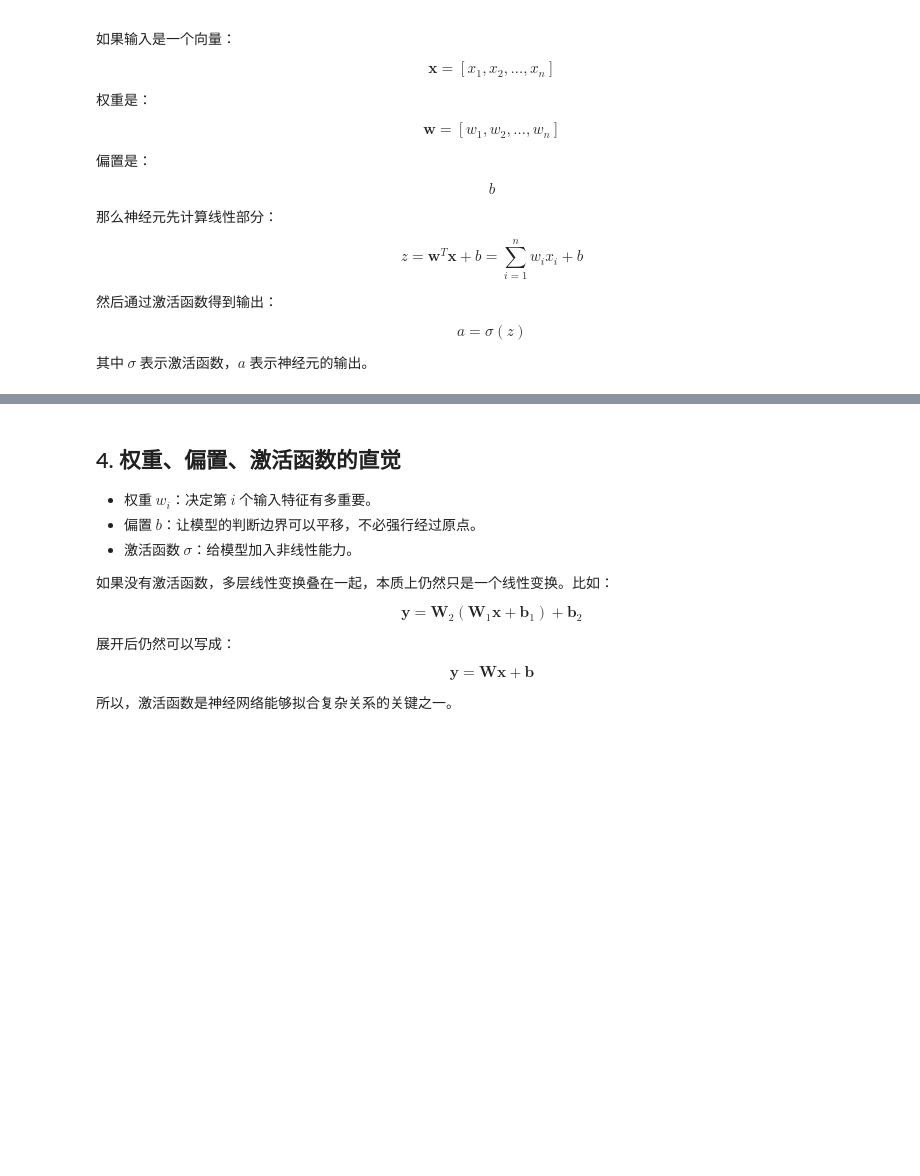
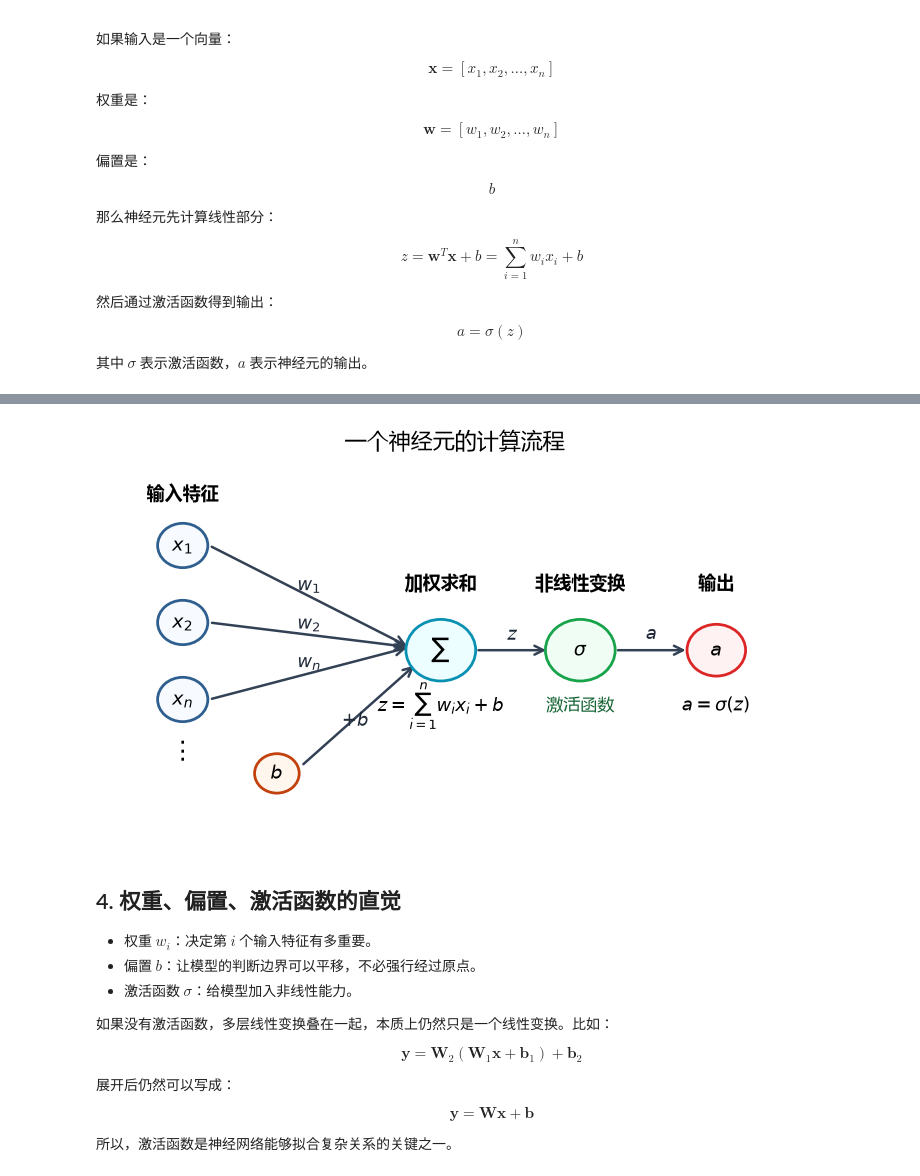
Before and after one commit to xwx-da1sy/dl_study, a Jupyter notebook: neural_network_basic_knowledge/01_什么是神经网络.ipynb, the cells around one changed output, grey strips where cells are left out. Saved outputs shown, nothing was run; the diff lists cells and outputs as text; code cells hidden in the pictures; blank space fills up the shorter version.

```diff
--- a/neural_network_basic_knowledge/01_什么是神经网络.ipynb
+++ b/neural_network_basic_knowledge/01_什么是神经网络.ipynb
@@ -76,3 +86,59 @@ $$
+# %%
+import matplotlib.pyplot as plt
+from matplotlib.patches import Circle, FancyArrowPatch
+
+plt.rcParams['font.sans-serif'] = ['Microsoft YaHei', 'SimHei', 'Arial Unicode MS', 'DejaVu Sans']
+plt.rcParams['axes.unicode_minus'] = False
+
+fig, ax = plt.subplots(figsize=(9, 4.8))
+ax.set_xlim(0, 10)
+ax.set_ylim(0, 6)
+ax.axis('off')
+
+def draw_node(x, y, text, radius=0.36, facecolor='#F7FBFF', edgecolor='#2F5F8F'):
+    node = Circle((x, y), radius, facecolor=facecolor, edgecolor=edgecolor, linewidth=2)
+    ax.add_patch(node)
+    ax.text(x, y, text, ha='center', va='center', fontsize=14)
+
+def draw_arrow(start, end, label=None, label_offset=(0, 0)):
+    arrow = FancyArrowPatch(start, end, arrowstyle='->', mutation_scale=16, linewidth=1.8, color='#334155')
+    ax.add_patch(arrow)
+    if label:
+        lx = (start[0] + end[0]) / 2 + label_offset[0]
+        ly = (start[1] + end[1]) / 2 + label_offset[1]
+        ax.text(lx, ly, label, ha='center', va='center', fontsize=13, color='#1F2937')
+
+inputs = [(1.1, 4.7, r'$x_1$'), (1.1, 3.45, r'$x_2$'), (1.1, 2.2, r'$x_n$')]
+weights = [r'$w_1$', r'$w_2$', r'$w_n$']
+
+for (x_pos, y_pos, label), weight in zip(inputs, weights):
+    draw_node(x_pos, y_pos, label)
+    draw_arrow((x_pos + 0.38, y_pos), (4.35, 3.05), weight, label_offset=(0, 0.18))
+
+ax.text(1.1, 1.35, r'$\vdots$', ha='center', va='center', fontsize=18)
+draw_node(2.45, 1.0, r'$b$', radius=0.32, facecolor='#FFF7ED', edgecolor='#C2410C')
+draw_arrow((2.8, 1.12), (4.45, 2.78), r'$+b$', label_offset=(-0.05, -0.1))
+
+draw_node(4.8, 3.0, r'$\sum$', radius=0.5, facecolor='#ECFEFF', edgecolor='#0891B2')
+ax.text(4.8, 2.1, r'$z=\sum_{i=1}^{n}w_i x_i+b$', ha='center', va='center', fontsize=13)
+
+draw_arrow((5.3, 3.0), (6.35, 3.0), r'$z$', label_offset=(0, 0.25))
+draw_node(6.8, 3.0, r'$\sigma$', radius=0.5, facecolor='#F0FDF4', edgecolor='#16A34A')
+ax.text(6.8, 2.1, '激活函数', ha='center', va='center', fontsize=12, color='#166534')
+
+draw_arrow((7.3, 3.0), (8.35, 3.0), r'$a$', label_offset=(0, 0.25))
+draw_node(8.75, 3.0, r'$a$', radius=0.42, facecolor='#FEF2F2', edgecolor='#DC2626')
+ax.text(8.75, 2.1, r'$a=\sigma(z)$', ha='center', va='center', fontsize=13)
+
+ax.text(1.1, 5.45, '输入特征', ha='center', fontsize=13, weight='bold')
+ax.text(4.8, 4.0, '加权求和', ha='center', fontsize=13, weight='bold')
+ax.text(6.8, 4.0, '非线性变换', ha='center', fontsize=13, weight='bold')
+ax.text(8.75, 4.0, '输出', ha='center', fontsize=13, weight='bold')
+
+plt.title('一个神经元的计算流程', fontsize=16, pad=12)
+plt.show()
+# %% [output]
+[figure, added]
 # %% [markdown]
 ## 4. 权重、偏置、激活函数的直觉
 
```
Also changed, not shown: parts of 5 cells of this notebook, 6 other files.
